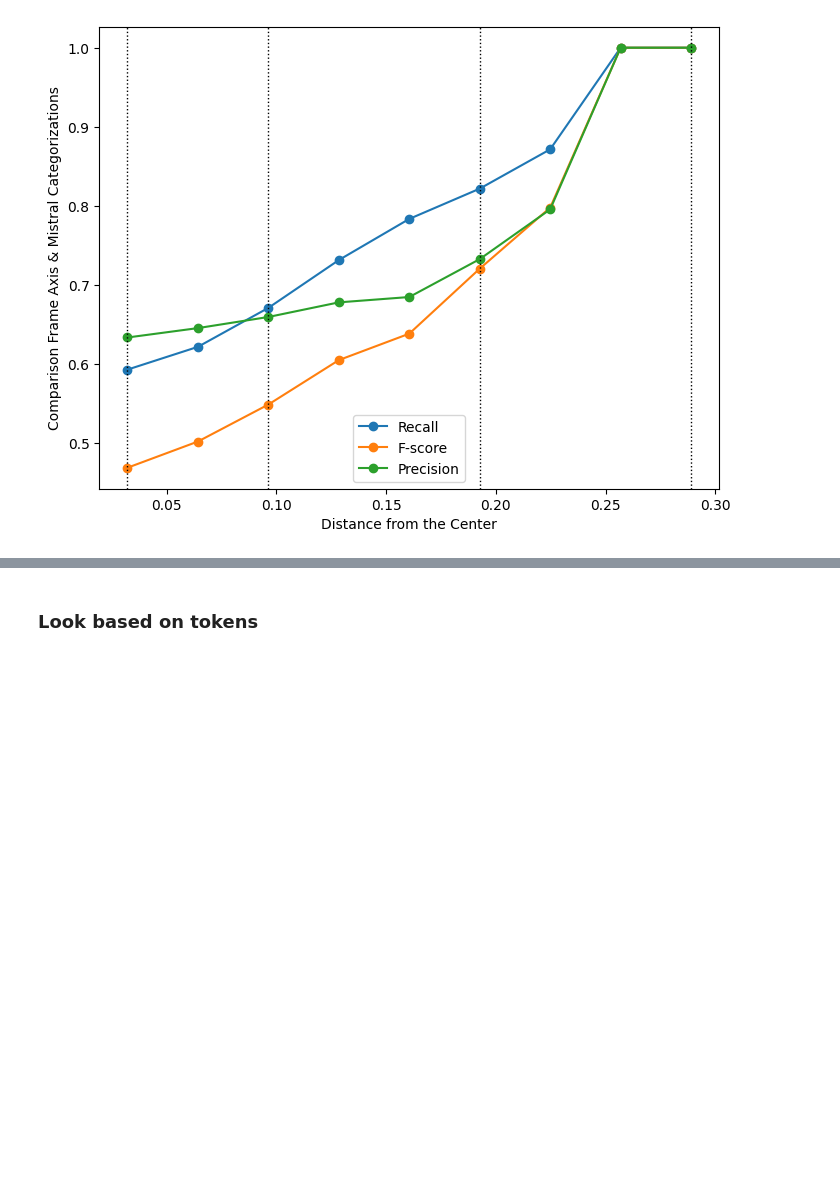
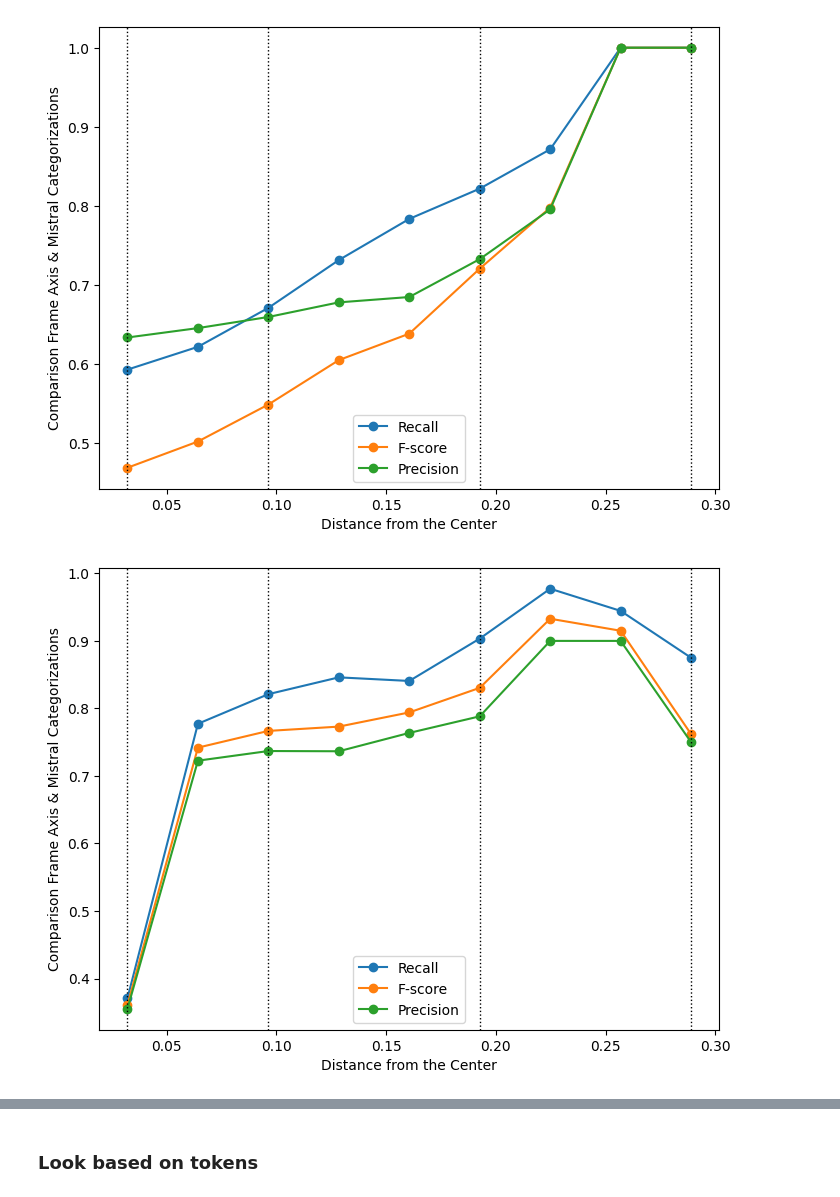
Before and after one commit to charlesdedampierre/NeurIPS2024, a Jupyter notebook: compare_bourdieu_mistral_instruct.ipynb, the cells around one changed output, grey strips where cells are left out. Cells and saved outputs as stored; diff of their text form; code cells hidden in the pictures; blank space fills up the shorter version.

```diff
--- a/compare_bourdieu_mistral_instruct.ipynb
+++ b/compare_bourdieu_mistral_instruct.ipynb
@@ -139,6 +140,75 @@ plt.grid(False)
 plt.show()
 # %% [output]
 [figure]
+# %%
+import pandas as pd
+from sklearn.metrics import accuracy_score, classification_report
+
+list_accuracy = []
+list_recall = []
+list_fscore = []
+list_precision = []
+radius_distance = [0.1, 0.2, 0.3, 0.4, 0.5, 0.6, 0.7, 0.8, 0.9]
+#radius_distance = [0.1]
+circle_radius_list = []
+for rad in radius_distance:
+    circle_radius = max(x_values) * rad
+    circle_radius_list.append(circle_radius)
+
+    df_bourdieu_1 = df_bourdieu[df_bourdieu['distance'] >= circle_radius]
+    #df_bourdieu_1 = df_bourdieu.copy()
+    #df_bourdieu_1['category_1'][df_bourdieu_1['distance']> circle_radius] = 'None'
+
+    df_bourdieu_1 = pd.merge(df_bourdieu_1, test[['doc_id', 'category_2_model']], on='doc_id')
+    df_bourdieu_1 = df_bourdieu_1[df_bourdieu_1['category_2']!='None']
+    df_bourdieu_1 = df_bourdieu_1[df_bourdieu_1['category_2_model']!='None']
+
+
+    y = list(df_bourdieu_1['category_2'])
+    y_pred = list(df_bourdieu_1['category_2_model'])
+
+    acc = accuracy_score(y, y_pred)
+    list_accuracy.append(acc)
+
+    report = classification_report(y, y_pred, output_dict=True)
+    list_recall.append(report['macro avg']['recall'])
+    list_fscore.append(report['macro avg']['f1-score'])
+    list_precision.append(report['macro avg']['precision'])
+
+# Now list_accuracy, list_recall, and list_fscore contain accuracy, recall, and F-score respectively for each radius_distance value.
+
+import matplotlib.pyplot as plt
+
+# Assuming you have imported your data into a DataFrame called 'data'
+
+# Plotting
+plt.figure(figsize=(8, 6))
+#plt.plot(circle_radius_list, list_accuracy, marker='o', linestyle='-', label='Accuracy')
+plt.plot(circle_radius_list, list_recall, marker='o', linestyle='-', label='Recall')
+plt.plot(circle_radius_list, list_fscore, marker='o', linestyle='-', label='F-score')
+plt.plot(circle_radius_list, list_precision, marker='o', linestyle='-', label='Precision')
+
+
+plt.axvline(x= max(x_values) * 0.1, color='black', linewidth=1, linestyle=':')  # Draw a vertical line at x=0
+
+
+plt.axvline(x=max(x_values) * 0.3, color='black', linewidth=1, linestyle=':')  # Draw a vertical line at x=0
+
+
+plt.axvline(x=max(x_values) * 0.6, color='black', linewidth=1, linestyle=':')  # Draw a vertical line at x=0
+
+plt.axvline(x=max(x_values) * 0.9, color='black', linewidth=1, linestyle=':')  # Draw a vertical line at x=0
+
+
+plt.xlabel('Distance from the Center')
+plt.ylabel('Comparison Frame Axis & Mistral Categorizations')
+plt.title('')
+plt.legend()
+plt.grid(False)
+plt.savefig("results/future-past_comparison.png")
+plt.show()
+# %% [output]
+[figure, added]
 # %%
 df_bourdieu_1
 # %% [output]
```
Also changed, not shown: parts of 10 cells of this notebook, 11 other files.
